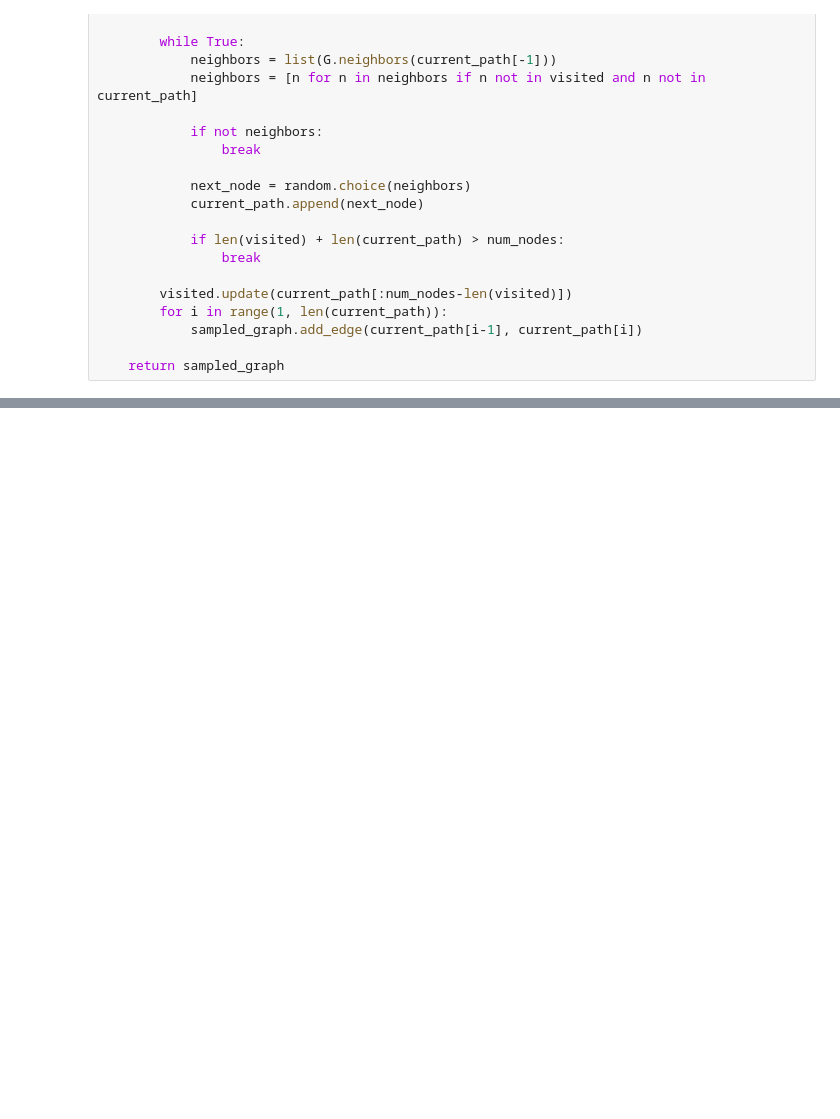
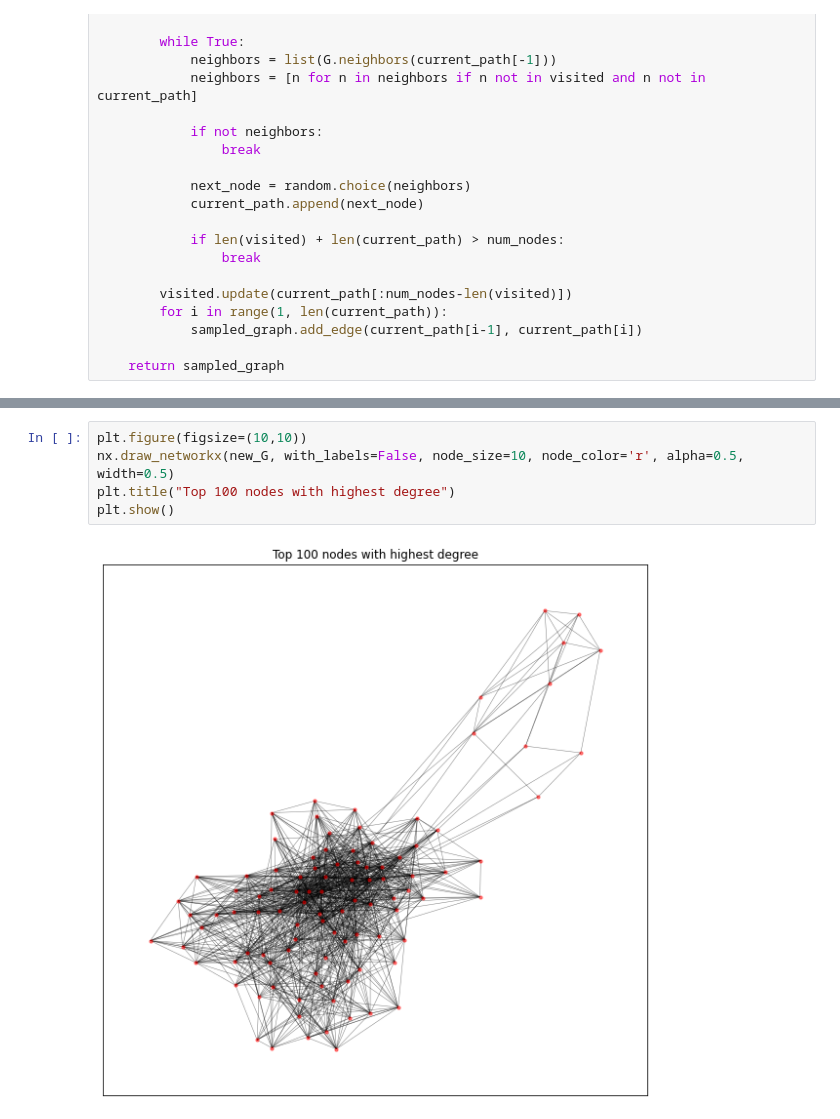
Before and after one commit to malvikavaidya/federated_gnns_project, a Jupyter notebook: client_network.ipynb, the cells around one changed output, grey strips where cells are left out. Saved outputs shown, nothing was run; the diff lists cells and outputs as text; blank space fills up the shorter version.

Commit message:
selecting top 100 nodes with highest degree

```diff
--- a/client_network.ipynb
+++ b/client_network.ipynb
@@ -72,0 +122,7 @@ def random_walk_sampling(G, num_nodes):
+# %%
+plt.figure(figsize=(10,10))
+nx.draw_networkx(new_G, with_labels=False, node_size=10, node_color='r', alpha=0.5, width=0.5)
+plt.title("Top 100 nodes with highest degree")
+plt.show()
+# %% [output]
+[figure, added]
```
Also changed, not shown: parts of 4 cells of this notebook.
